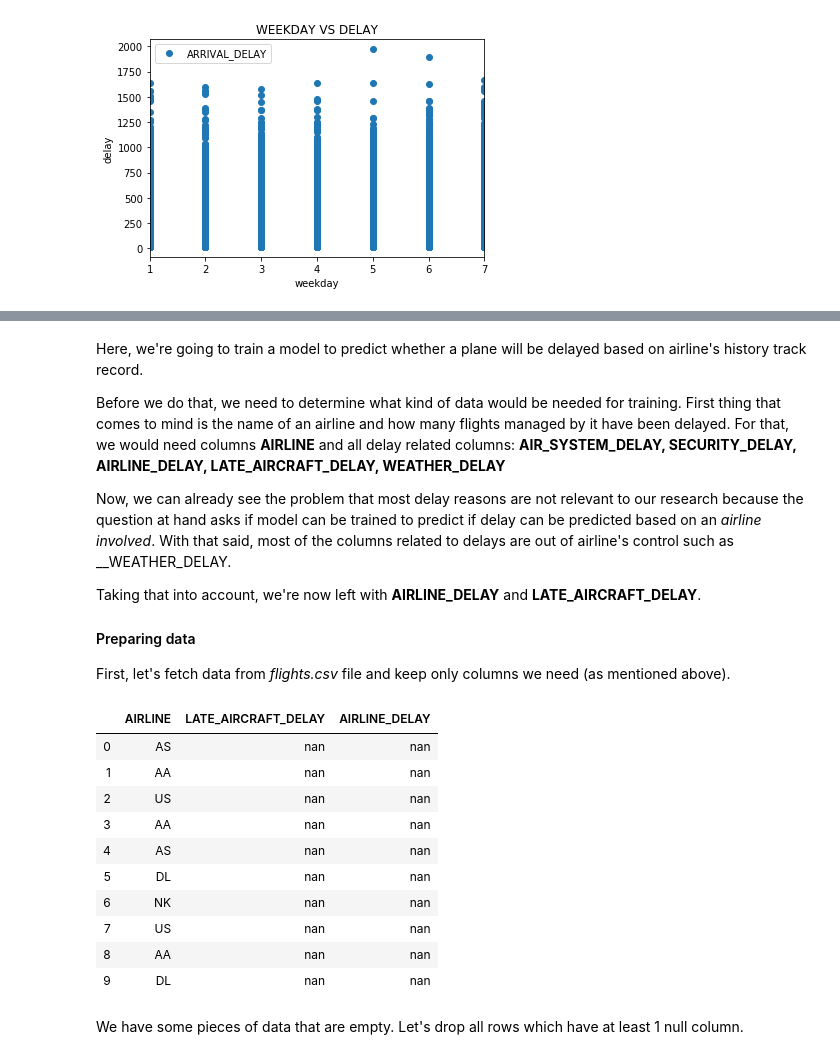
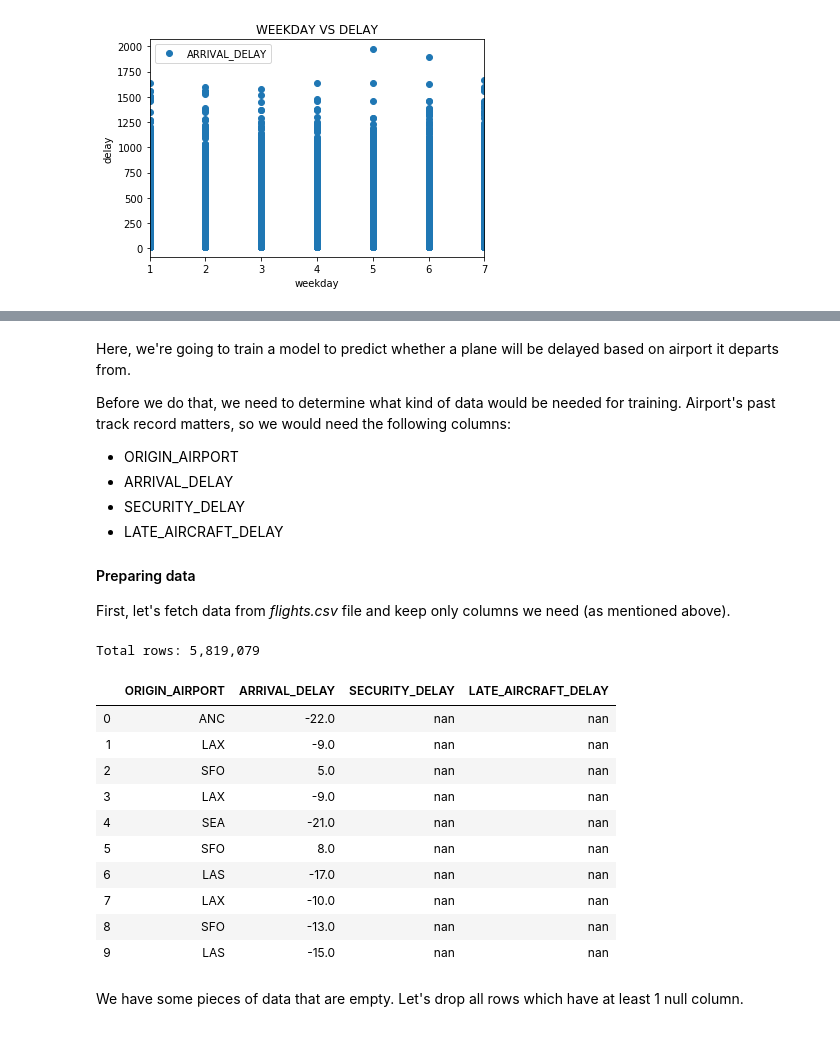
Before and after one commit to eydandash/MachineLearningProject, a Jupyter notebook: FlightsAnalysis.ipynb, the cells around one changed output, grey strips where cells are left out. Saved outputs shown, nothing was run; the diff lists cells and outputs as text; code cells hidden in the pictures.

```diff
--- a/FlightsAnalysis.ipynb
+++ b/FlightsAnalysis.ipynb
@@ -189,7 +189,7 @@ dtype: int64
 #Dropping columns with the highest number of null values, this will give an error after it is run once,
 #because columns will be dropped already, so run [46] and load data again.
 
-columns_to_drop = ['CANCELLATION_REASON', 'AIR_SYSTEM_DELAY', 'SECURITY_DELAY', 'WEATHER_DELAY', 'ORIGIN_AIRPORT', 'DISTANCE', 'CANCELLED']
+columns_to_drop = ['CANCELLATION_REASON', 'AIR_SYSTEM_DELAY', 'WEATHER_DELAY', 'DISTANCE', 'CANCELLED']
 
 print(f"Before drop: {_flights_csv.columns}")
 _flights_csv.drop(columns_to_drop, axis=1, inplace=True, errors='ignore')
@@ -456,39 +460,43 @@ print(df_head)
 # %% [markdown]
-Here, we're going to train a model to predict whether a plane will be delayed based on airline's history track record.
+Here, we're going to train a model to predict whether a plane will be delayed based on airport it departs from.
 
-Before we do that, we need to determine what kind of data would be needed for training. First thing that comes to mind is the name of an airline and how many flights managed by it have been delayed. For that, we would need columns __AIRLINE__ and all delay related columns: __AIR_SYSTEM_DELAY, SECURITY_DELAY, AIRLINE_DELAY, LATE_AIRCRAFT_DELAY, WEATHER_DELAY__
+Before we do that, we need to determine what kind of data would be needed for training. Airport's past track record matters, so we would need the following columns:
 
-Now, we can already see the problem that most delay reasons are not relevant to our research because the question at hand asks if model can be trained to predict if delay can be predicted based on an _airline involved_. With that said, most of the columns related to delays are out of airline's control such as __WEATHER_DELAY.
-
-Taking that into account, we're now left with __AIRLINE_DELAY__ and __LATE_AIRCRAFT_DELAY__.
+* ORIGIN_AIRPORT
+* ARRIVAL_DELAY
+* SECURITY_DELAY
+* LATE_AIRCRAFT_DELAY
 
 #### Preparing data
 
 First, let's fetch data from _flights.csv_ file and keep only columns we need (as mentioned above).
 # %%
-columns = ['AIRLINE', 'LATE_AIRCRAFT_DELAY', 'AIRLINE_DELAY']
+required_columns = ['ORIGIN_AIRPORT', 'ARRIVAL_DELAY', 'SECURITY_DELAY', 'LATE_AIRCRAFT_DELAY']
 
 flights_df_dtypes = {
-    columns[0]: np.string_,
-    columns[1]: np.float64,
-    columns[2]: np.float64,
+    required_columns[0]: np.float64,
+    required_columns[1]: np.float64,
+    required_columns[2]: np.float64,
+    required_columns[3]: np.float64
 }
 
 flights_df = _flights_csv.copy()
-flights_df = flights_df[columns]
+flights_df = flights_df[required_columns]
+print(f'Total rows: {flights_df.shape[0]:,}')
 flights_df.head(10)
 # %% [output]
+Total rows: 5,819,079
-|  | AIRLINE | LATE_AIRCRAFT_DELAY | AIRLINE_DELAY |
-| 0 | AS | nan | nan |
-| 1 | AA | nan | nan |
-| 2 | US | nan | nan |
-| 3 | AA | nan | nan |
-| 4 | AS | nan | nan |
-| 5 | DL | nan | nan |
-| 6 | NK | nan | nan |
-| 7 | US | nan | nan |
-| 8 | AA | nan | nan |
-| 9 | DL | nan | nan |
+|  | ORIGIN_AIRPORT | ARRIVAL_DELAY | SECURITY_DELAY | LATE_AIRCRAFT_DELAY |
+| 0 | ANC | -22.0 | nan | nan |
+| 1 | LAX | -9.0 | nan | nan |
+| 2 | SFO | 5.0 | nan | nan |
+| 3 | LAX | -9.0 | nan | nan |
+| 4 | SEA | -21.0 | nan | nan |
+| 5 | SFO | 8.0 | nan | nan |
+| 6 | LAS | -17.0 | nan | nan |
+| 7 | LAX | -10.0 | nan | nan |
+| 8 | SFO | -13.0 | nan | nan |
+| 9 | LAS | -15.0 | nan | nan |
 # %% [markdown]
 We have some pieces of data that are empty. Let's drop all rows which have at least 1 null column.
 # %%
```
Also changed, not shown: parts of 20 cells of this notebook.
